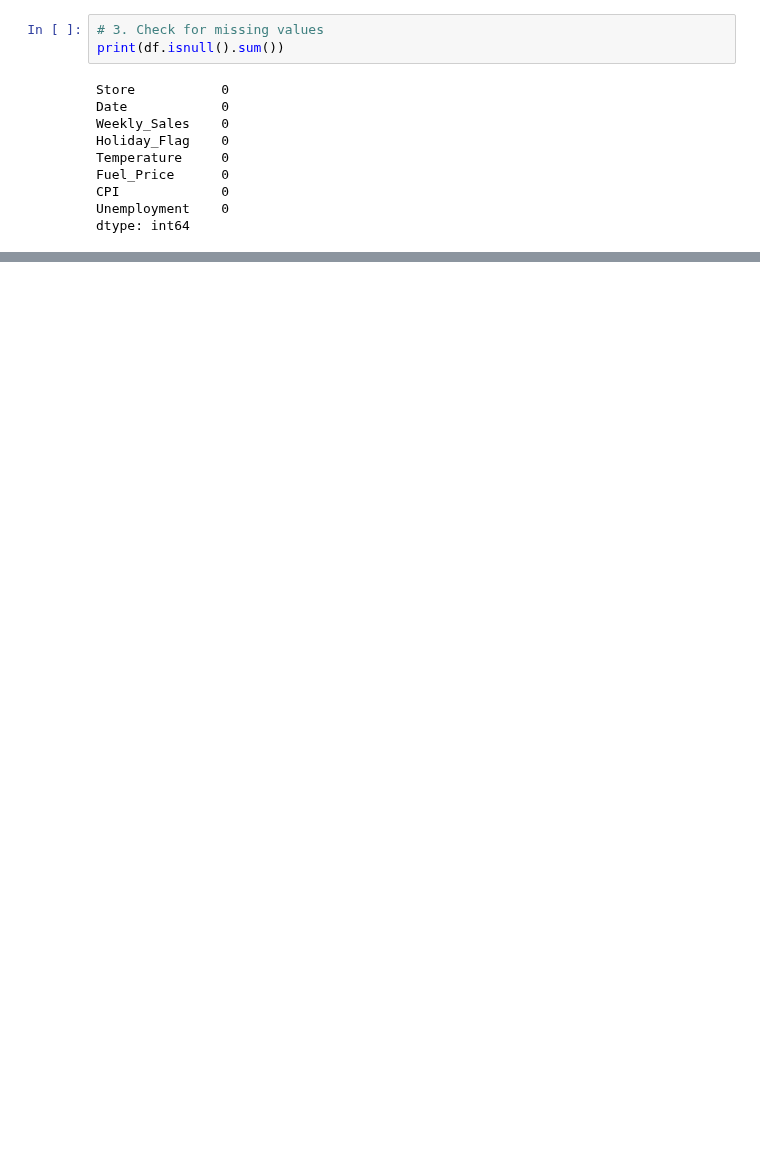
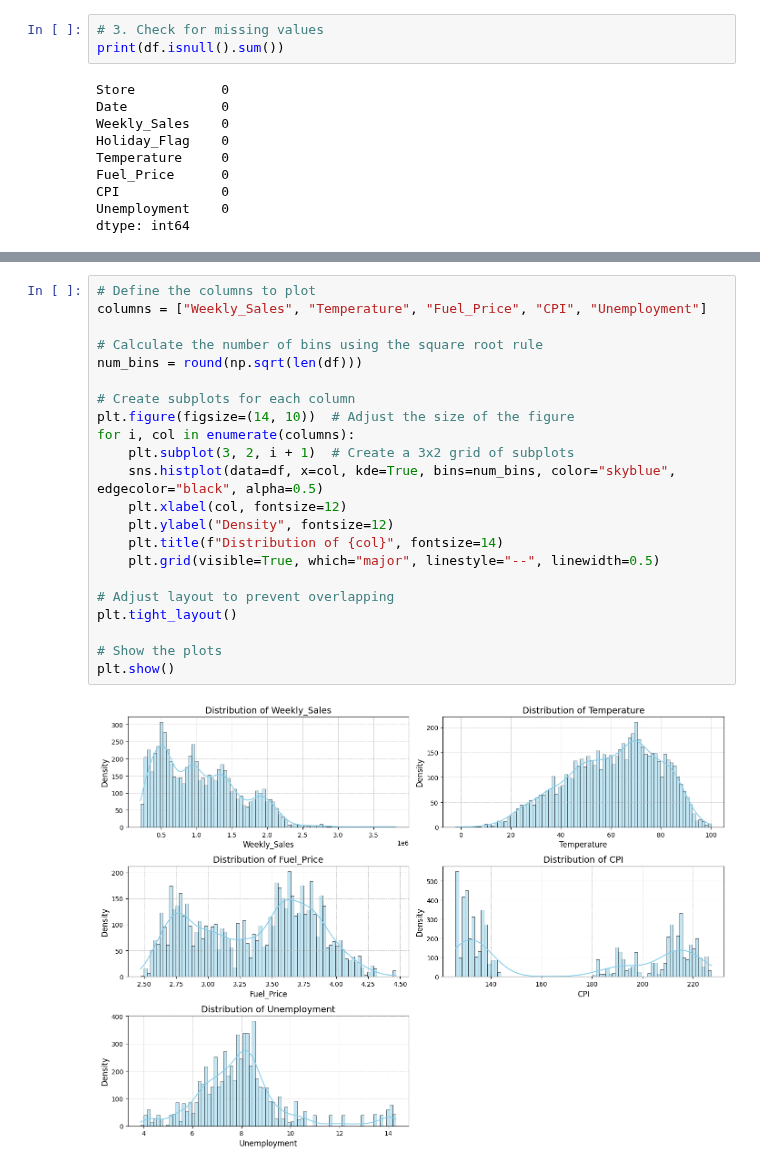
Before and after one commit to JinLunLiang/JinLun-Project, a Jupyter notebook: Walmart_Sales_Analysis_Python_View.ipynb, the cells around one changed output, grey strips where cells are left out. Drawn from its saved outputs; the diff is of its cells as text; blank space fills up the shorter version.

```diff
--- a/Walmart_Sales_Analysis_Python_View.ipynb
+++ b/Walmart_Sales_Analysis_Python_View.ipynb
@@ -97,0 +238,24 @@ plt.show()
+# %%
+# Define the columns to plot
+columns = ["Weekly_Sales", "Temperature", "Fuel_Price", "CPI", "Unemployment"]
+
+# Calculate the number of bins using the square root rule
+num_bins = round(np.sqrt(len(df)))
+
+# Create subplots for each column
+plt.figure(figsize=(14, 10))  # Adjust the size of the figure
+for i, col in enumerate(columns):
+    plt.subplot(3, 2, i + 1)  # Create a 3x2 grid of subplots
+    sns.histplot(data=df, x=col, kde=True, bins=num_bins, color="skyblue", edgecolor="black", alpha=0.5)
+    plt.xlabel(col, fontsize=12)
+    plt.ylabel("Density", fontsize=12)
+    plt.title(f"Distribution of {col}", fontsize=14)
+    plt.grid(visible=True, which="major", linestyle="--", linewidth=0.5)
+
+# Adjust layout to prevent overlapping
+plt.tight_layout()
+
+# Show the plots
+plt.show()
+# %% [output]
+[figure, added]
```
Also changed, not shown: parts of 13 cells of this notebook.
